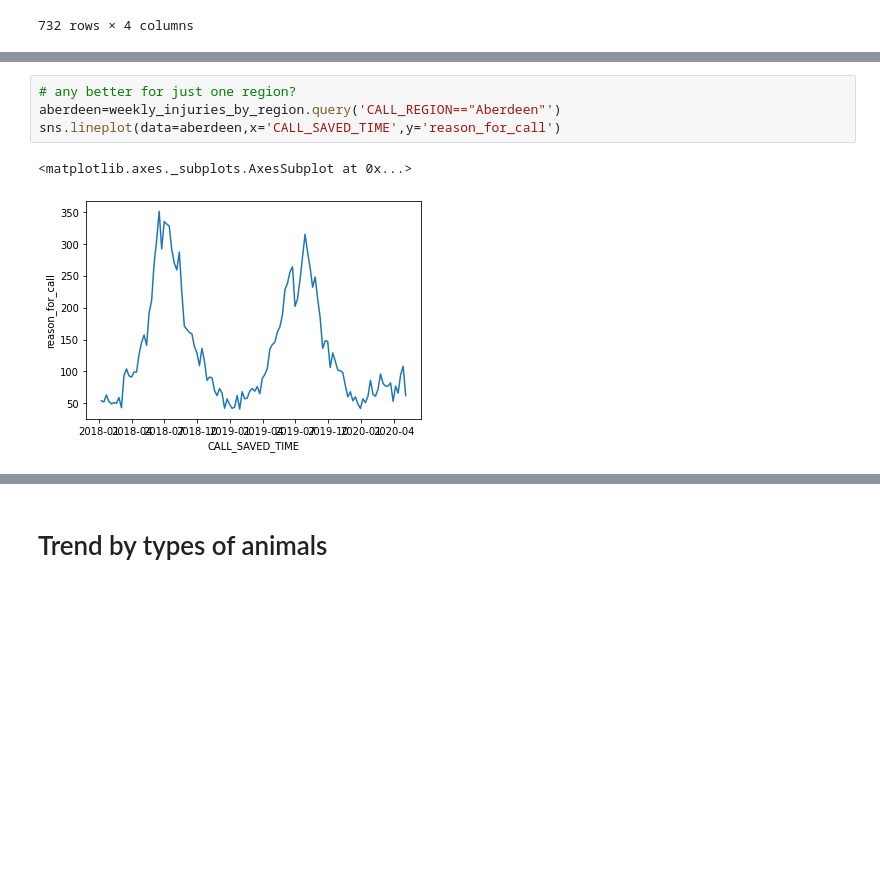
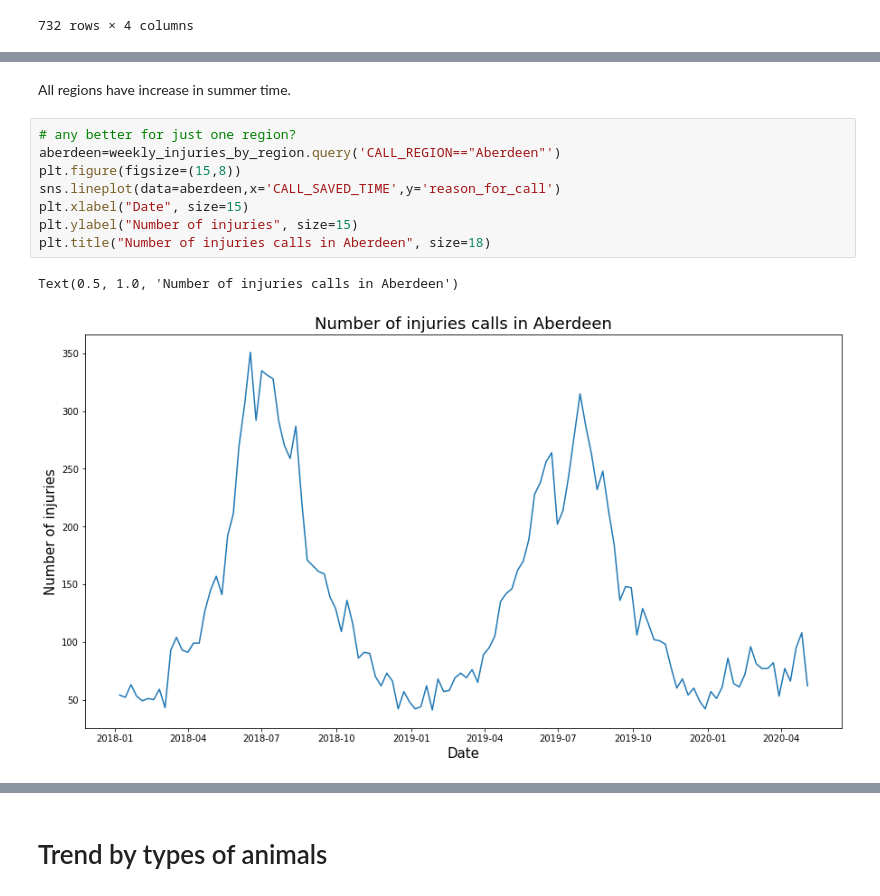
Before and after one commit to vpetrova13/final_project_VM, a Jupyter notebook: analysis_and_documentation/wildlife_analysis.ipynb, the cells around one changed output, grey strips where cells are left out. Saved outputs shown, nothing was run; the diff lists cells and outputs as text; blank space fills up the shorter version.

```diff
--- a/analysis_and_documentation/wildlife_analysis.ipynb
+++ b/analysis_and_documentation/wildlife_analysis.ipynb
@@ -154,8 +162,14 @@ plt.xticks(rotation=60);
+# %% [markdown]
+All regions have increase in summer time.
 # %%
 # any better for just one region?
 aberdeen=weekly_injuries_by_region.query('CALL_REGION=="Aberdeen"')
+plt.figure(figsize=(15,8))
 sns.lineplot(data=aberdeen,x='CALL_SAVED_TIME',y='reason_for_call')
+plt.xlabel("Date", size=15)
+plt.ylabel("Number of injuries", size=15)
+plt.title("Number of injuries calls in Aberdeen", size=18)
 # %% [output]
-<matplotlib.axes._subplots.AxesSubplot at 0x...>
+Text(0.5, 1.0, 'Number of injuries calls in Aberdeen')
-[figure, old version]
+[figure, new version]
 # %%
```
Also changed, not shown: parts of 27 cells of this notebook, 2 other files.
